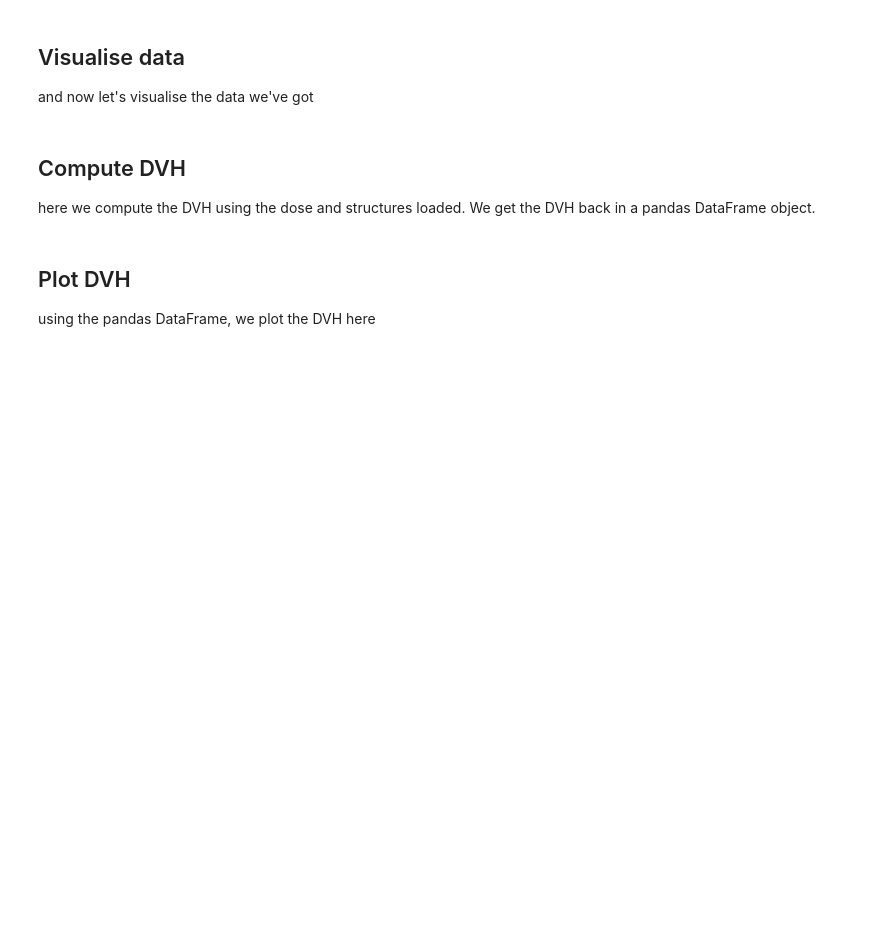
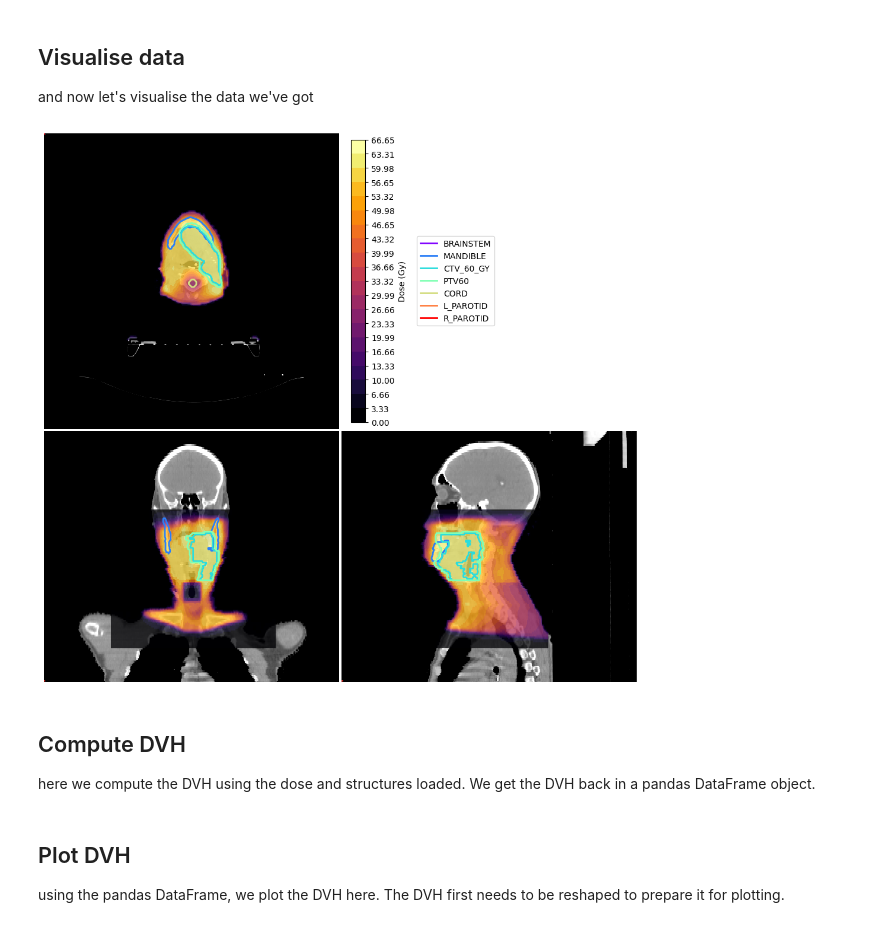
Before and after one commit to pyplati/platipy, a Jupyter notebook: examples/dvh_analysis.ipynb, the cells around one changed output. Cells and saved outputs as stored; diff of their text form; code cells hidden in the pictures; blank space fills up the shorter version.

Commit message:
Add dose visualisation function

```diff
--- a/examples/dvh_analysis.ipynb
+++ b/examples/dvh_analysis.ipynb
@@ -52,10 +53,12 @@ and now let's visualise the data we've got
 # %%
 vis = ImageVisualiser(ct_image, cut=get_com(structures["PTV60"]))
 
-vis.add_scalar_overlay(dose, discrete_levels=20, colormap=plt.cm.get_cmap("inferno"))
+vis.add_scalar_overlay(dose, discrete_levels=20, colormap=plt.cm.get_cmap("inferno"), name="Dose (Gy)")
 vis.add_contour(structures)
 
 fig = vis.show()
+# %% [output]
+[figure, added]
 # %% [markdown]
 ## Compute DVH
 
@@ -66,5 +69,5 @@ dvh = calculate_dvh_for_labels(dose, structures)
 # %% [markdown]
 ## Plot DVH
 
-using the pandas DataFrame, we plot the DVH here
+using the pandas DataFrame, we plot the DVH here. The DVH first needs to be reshaped to prepare it for plotting.
 # %%
```
Also changed, not shown: parts of 7 cells of this notebook, 1 other file.
